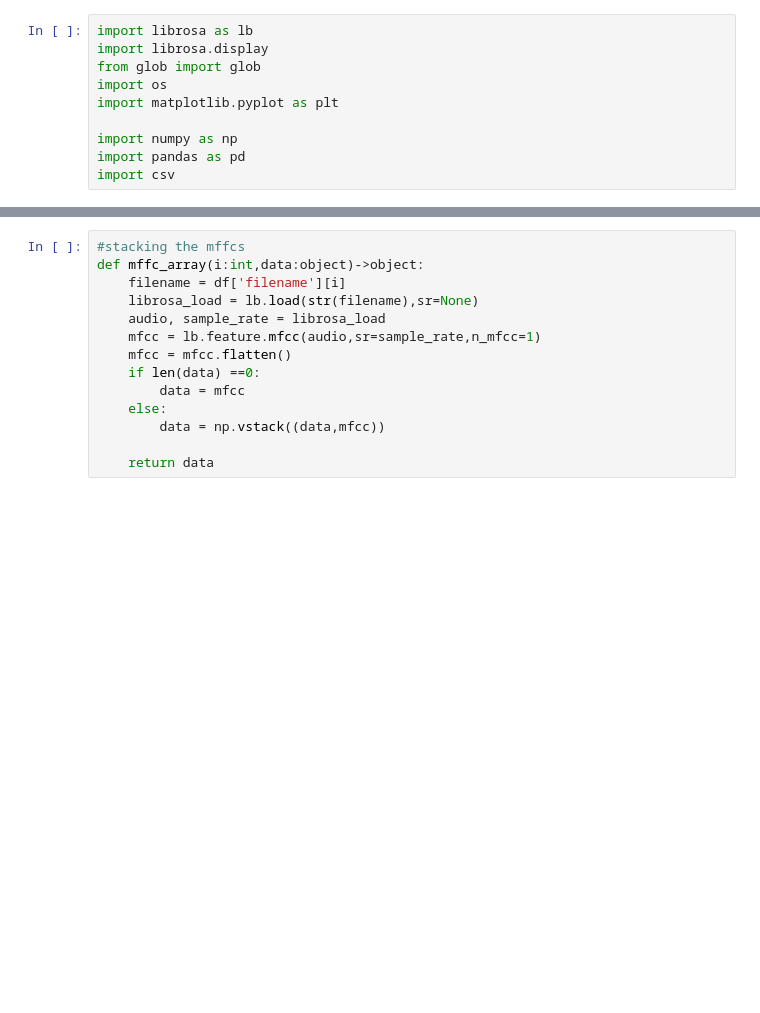
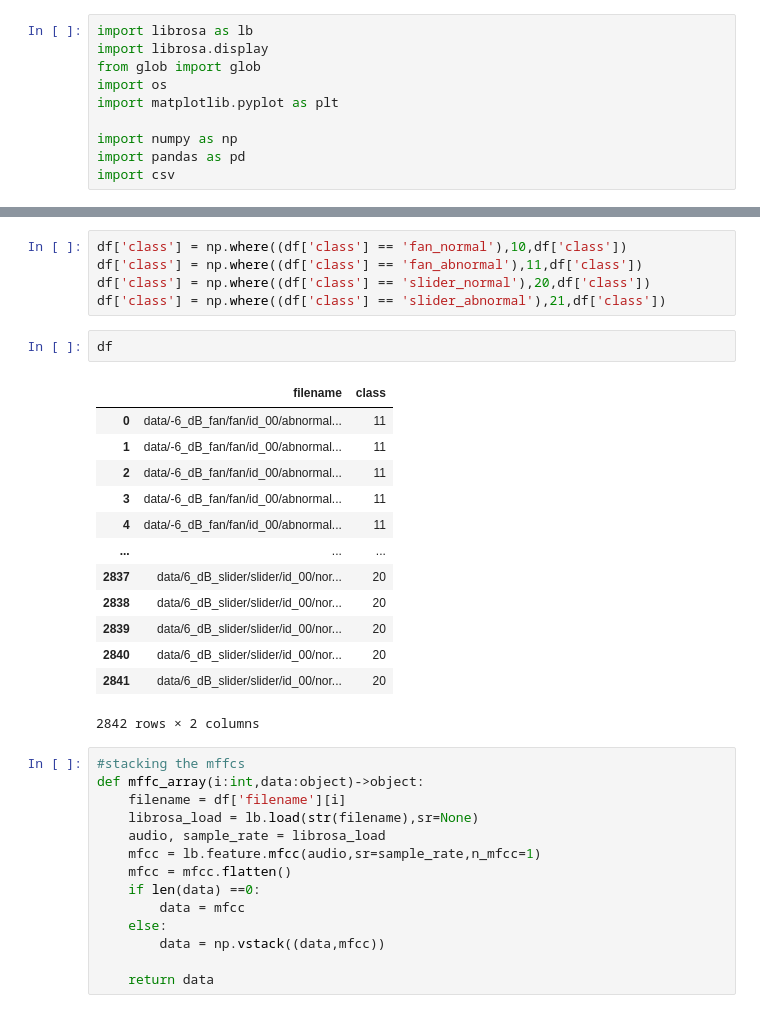
Before and after one commit to reenakoshta10/machine-conditions-monitoring, a Jupyter notebook: Untitled.ipynb, the cells around one changed output, grey strips where cells are left out. Saved outputs shown, nothing was run; the diff lists cells and outputs as text; blank space fills up the shorter version.

```diff
--- a/Untitled.ipynb
+++ b/Untitled.ipynb
@@ -45,3 +76,24 @@ df
+# %%
+df['class'] = np.where((df['class'] == 'fan_normal'),10,df['class'])
+df['class'] = np.where((df['class'] == 'fan_abnormal'),11,df['class'])
+df['class'] = np.where((df['class'] == 'slider_normal'),20,df['class'])
+df['class'] = np.where((df['class'] == 'slider_abnormal'),21,df['class'])
+# %%
+df
+# %% [output]
+|  | filename | class |
+| 0 | data/-6_dB_fan/fan/id_00/abnormal... | 11 |
+| 1 | data/-6_dB_fan/fan/id_00/abnormal... | 11 |
+| 2 | data/-6_dB_fan/fan/id_00/abnormal... | 11 |
+| 3 | data/-6_dB_fan/fan/id_00/abnormal... | 11 |
+| 4 | data/-6_dB_fan/fan/id_00/abnormal... | 11 |
+| ... | ... | ... |
+| 2837 | data/6_dB_slider/slider/id_00/nor... | 20 |
+| 2838 | data/6_dB_slider/slider/id_00/nor... | 20 |
+| 2839 | data/6_dB_slider/slider/id_00/nor... | 20 |
+| 2840 | data/6_dB_slider/slider/id_00/nor... | 20 |
+| 2841 | data/6_dB_slider/slider/id_00/nor... | 20 |
+2842 rows × 2 columns
 # %%
 #stacking the mffcs
 def mffc_array(i:int,data:object)->object:
```
Also changed, not shown: parts of 37 cells of this notebook, 9 other files.
